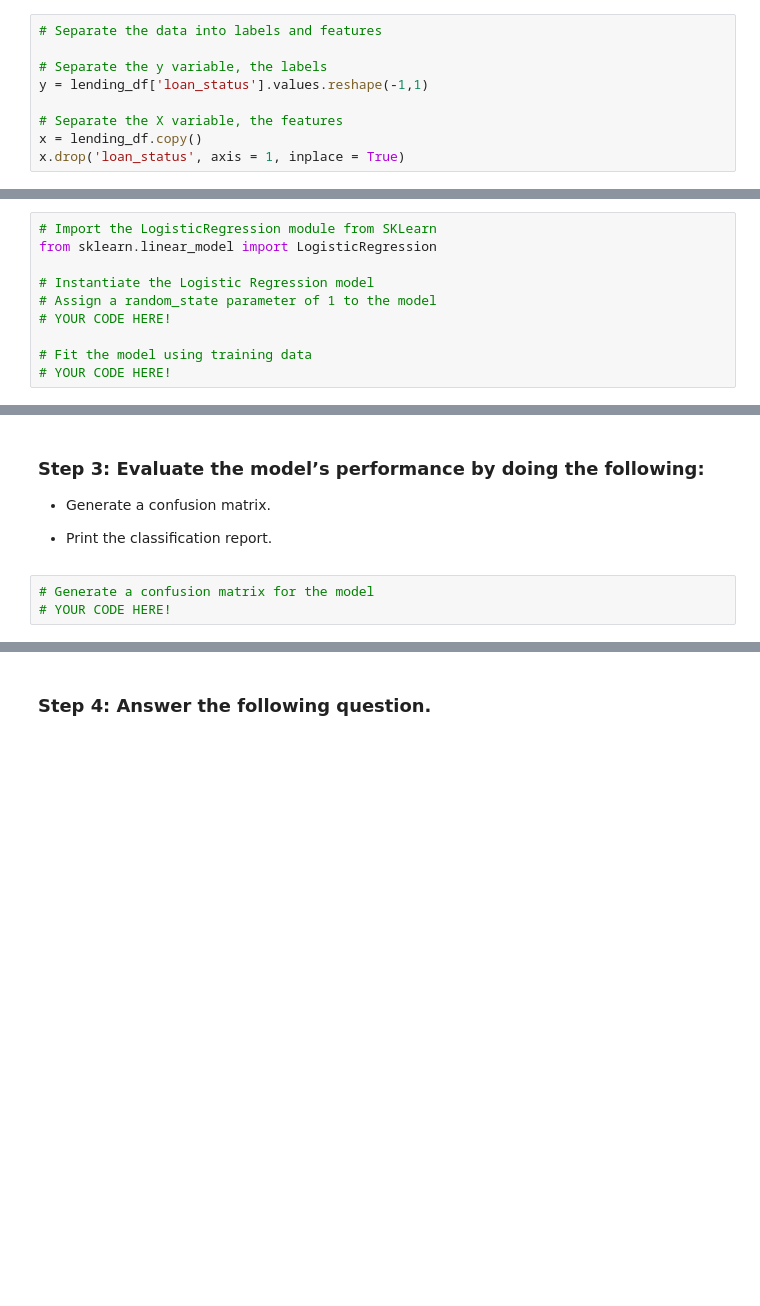
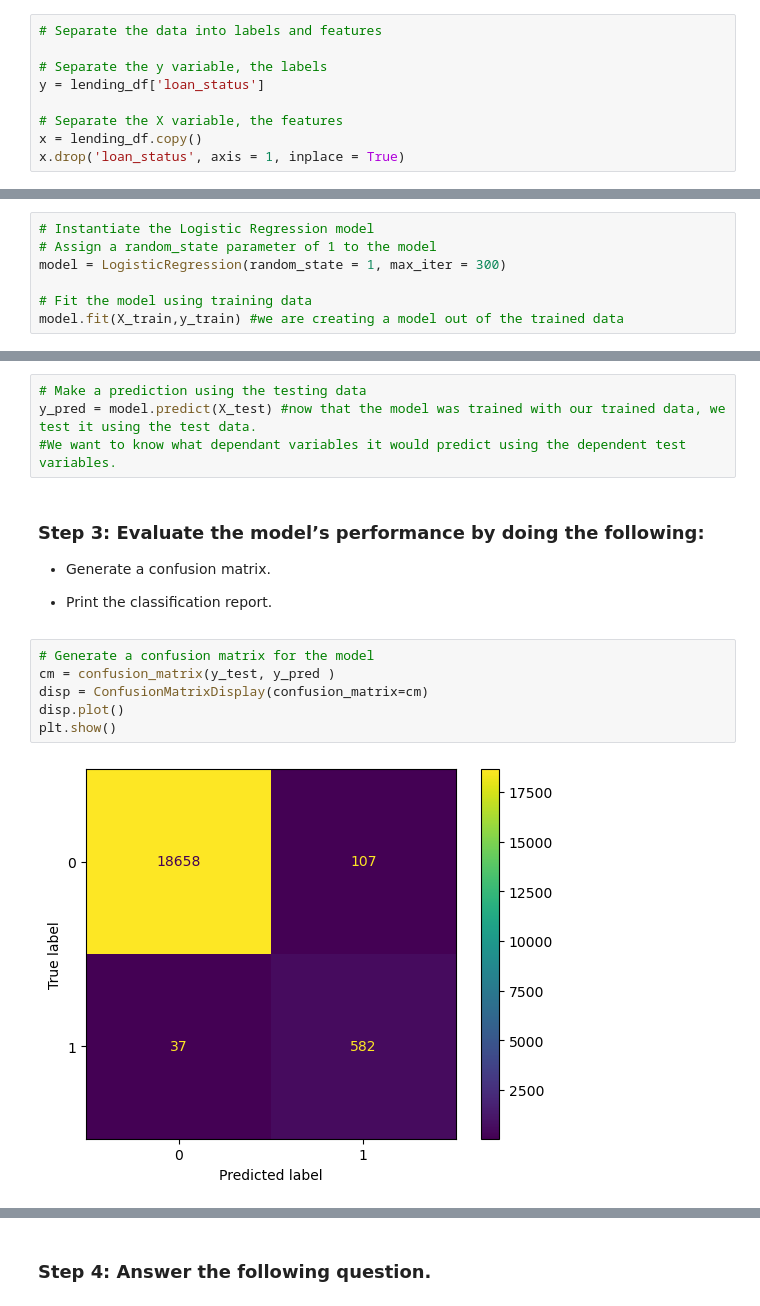
Before and after one commit to peggz19/credit-risk-classification, a Jupyter notebook: credit_risk_classification.ipynb, the cells around one changed output, grey strips where cells are left out. Saved outputs shown, nothing was run; the diff lists cells and outputs as text; blank space fills up the shorter version.

```diff
--- a/credit_risk_classification.ipynb
+++ b/credit_risk_classification.ipynb
@@ -32,7 +34,7 @@ lending_df.head()
 # Separate the data into labels and features
 
 # Separate the y variable, the labels
-y = lending_df['loan_status'].values.reshape(-1,1)
+y = lending_df['loan_status']
 
 # Separate the X variable, the features
 x = lending_df.copy()
@@ -72,12 +75,9 @@ X_train, X_test, y_train, y_test = train_test_split(x,y, random_state = 1)
 # %% [markdown]
 ###  Step 1: Fit a logistic regression model by using the training data (`X_train` and `y_train`).
 # %%
-# Import the LogisticRegression module from SKLearn
-from sklearn.linear_model import LogisticRegression
-
 # Instantiate the Logistic Regression model
 # Assign a random_state parameter of 1 to the model
-# YOUR CODE HERE!
+model = LogisticRegression(random_state = 1, max_iter = 300)
 
 # Fit the model using training data
-# YOUR CODE HERE!
+model.fit(X_train,y_train) #we are creating a model out of the trained data
@@ -89,3 +88,7 @@ from sklearn.linear_model import LogisticRegression
+# %%
+# Make a prediction using the testing data
+y_pred = model.predict(X_test) #now that the model was trained with our trained data, we test it using the test data.
+#We want to know what dependant variables it would predict using the dependent test variables.
 # %% [markdown]
 ### Step 3: Evaluate the model’s performance by doing the following:
 
@@ -94,6 +97,11 @@ from sklearn.linear_model import LogisticRegression
 * Print the classification report.
 # %%
 # Generate a confusion matrix for the model
-# YOUR CODE HERE!
+cm = confusion_matrix(y_test, y_pred )
+disp = ConfusionMatrixDisplay(confusion_matrix=cm)
+disp.plot()
+plt.show()
+# %% [output]
+[figure, added]
 # %%
 # Print the classification report for the model
```
Also changed, not shown: parts of 5 cells of this notebook.
